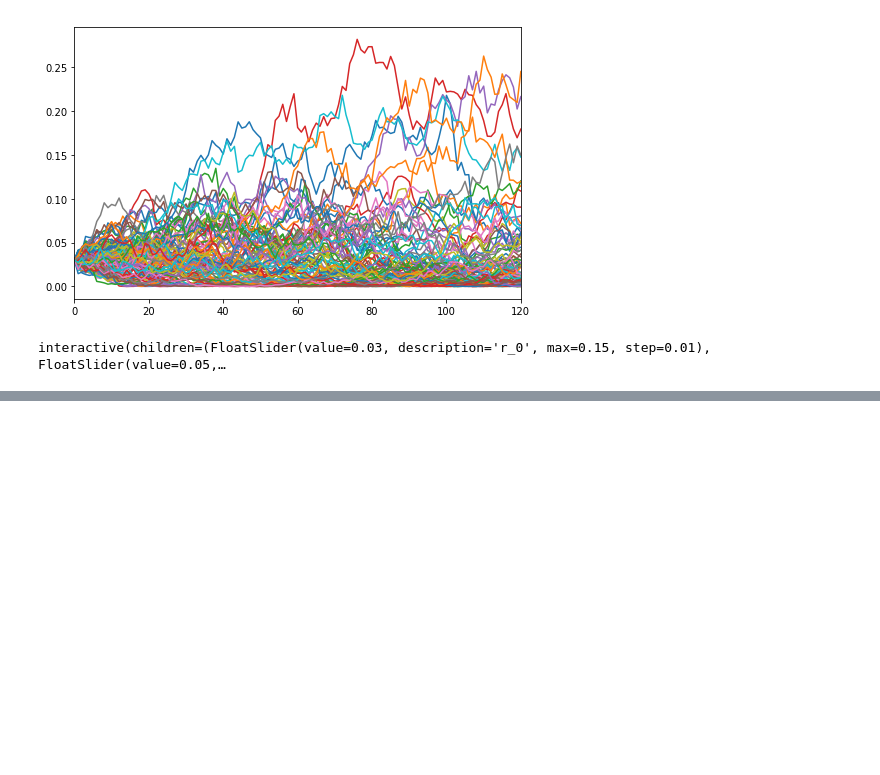
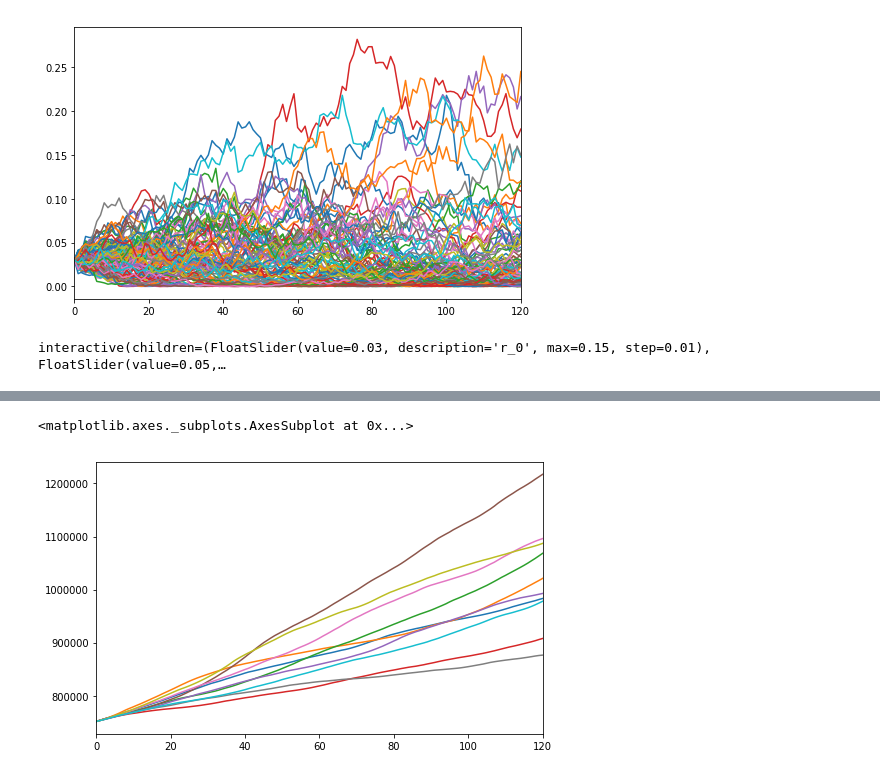
Before and after one commit to allaccountstaken/risk_toolkit, a Jupyter notebook: cir.ipynb, the cells around one changed output, grey strips where cells are left out. Drawn from its saved outputs; the diff is of its cells as text; code cells hidden in the pictures; blank space fills up the shorter version.

```diff
--- a/cir.ipynb
+++ b/cir.ipynb
@@ -65,5 +68,5 @@ display(controls)
 # %% [output]
 interactive(children=(FloatSlider(value=0.03, description='r_0', max=0.15, step=0.01), FloatSlider(value=0.05,…
 # %%
-a_0 = 0.75 # asset
-rates, bond_prices = cir(n_years=10, r_0=0.03, b=0.03, n_scenarios=10)
+a_0 = 750000 # asset
+rates, bond_prices = rk.cir(n_years=10, r_0=0.03, b=0.03, n_scenarios=10)
@@ -73,0 +77,4 @@ NameError: name 'bond_prices' is not defined
+# %%
+n_bonds = a_0 / zc_0
+av_zc_bonds = n_bonds * bond_prices
+av_cash = a_0 * (rates/12 + 1).cumprod()
@@ -73,0 +90,5 @@ NameError: name 'bond_prices' is not defined
+# %%
+av_cash.plot(legend=False, figsize=(8, 5))
+# %% [output]
+<matplotlib.axes._subplots.AxesSubplot at 0x...>
+[figure, added]
```
Also changed, not shown: parts of 7 cells of this notebook, 1 other file.
